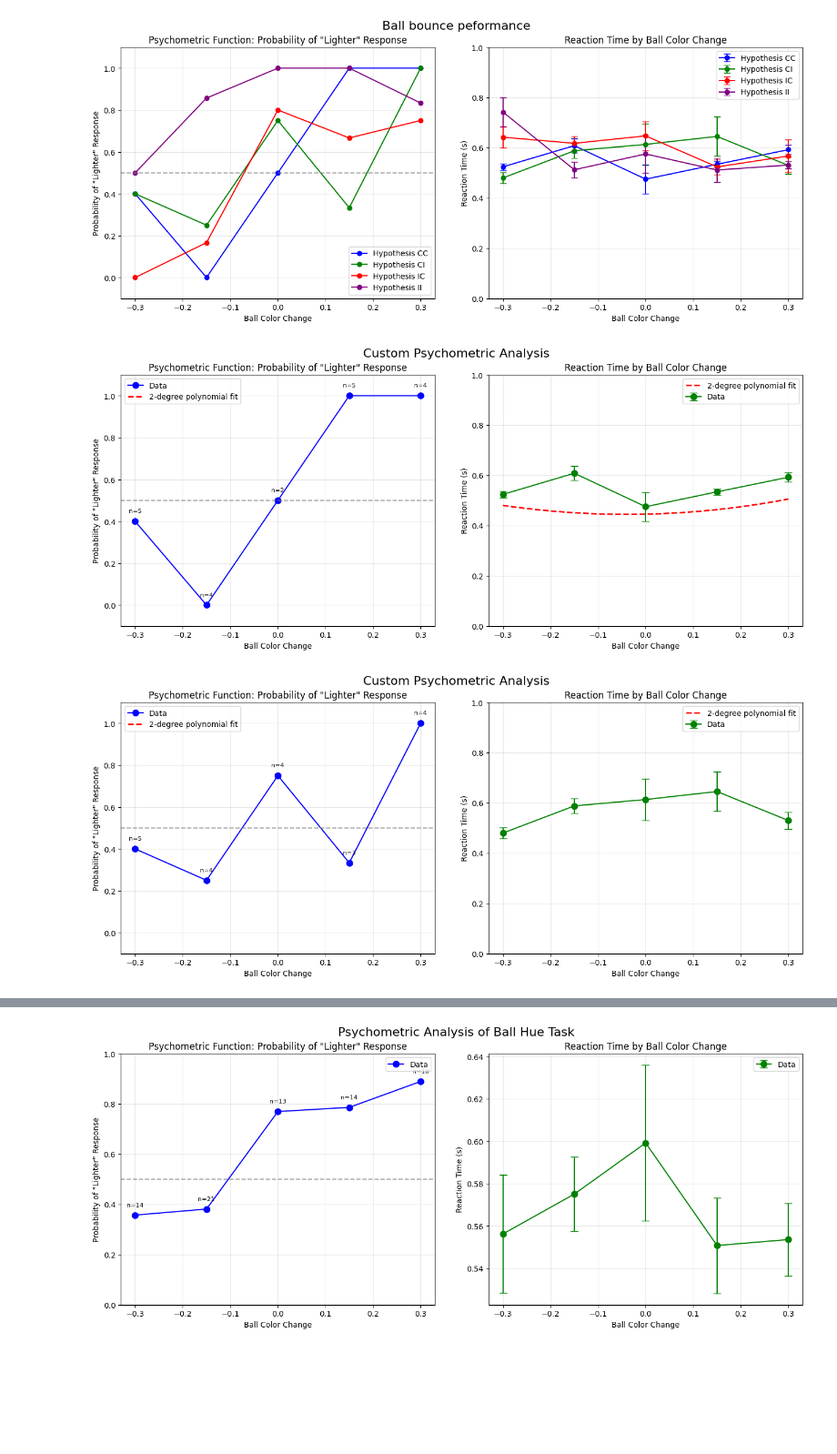
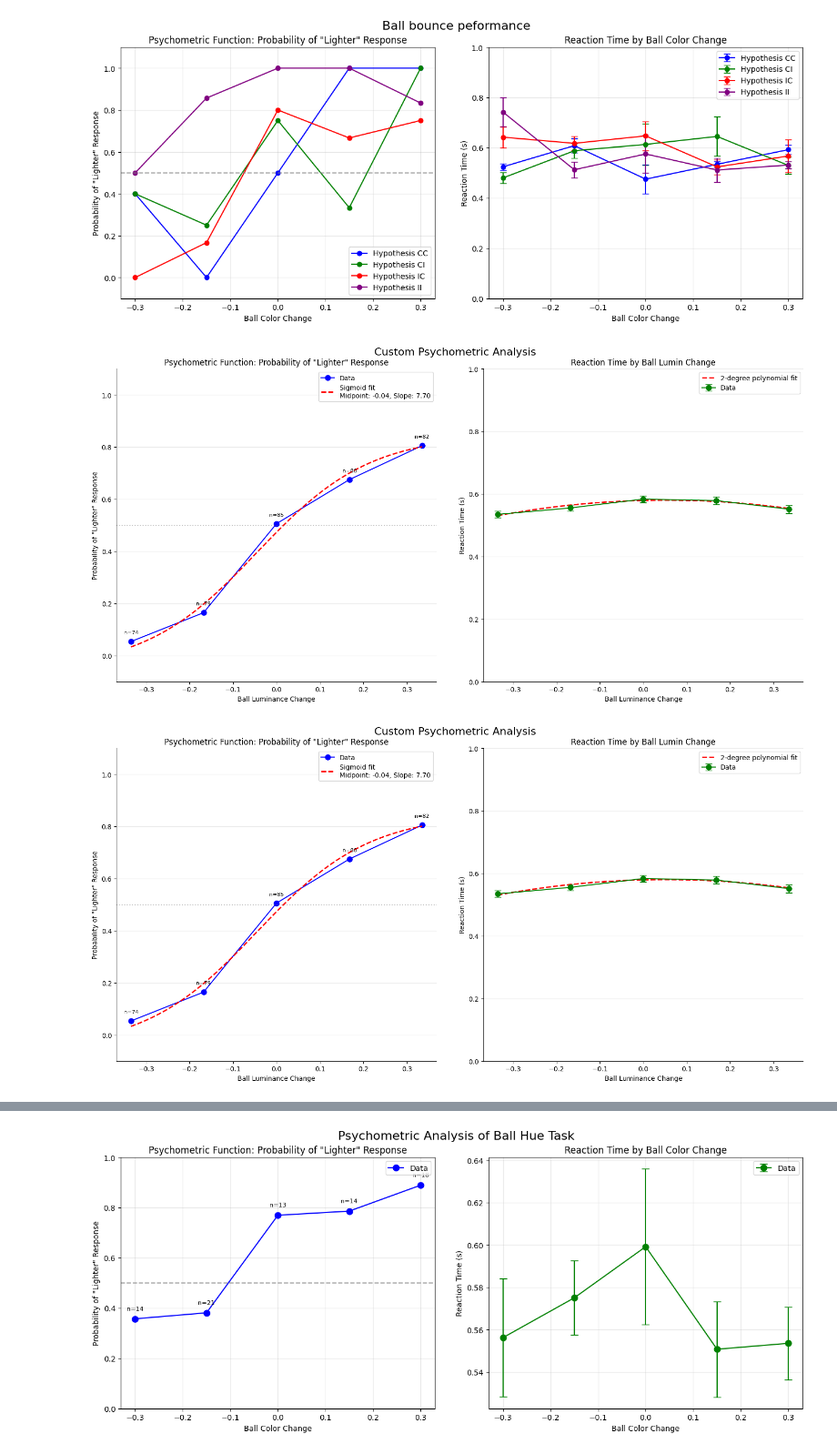
Before and after one commit to WiegerScheurer/physicspred, a Jupyter notebook: Notebooks/luminance_results.ipynb, the cells around one changed output, grey strips where cells are left out. Shown at 91% size. Cells and saved outputs as stored; diff of their text form; code cells hidden in the pictures; blank space fills up the shorter version.

Commit message:
plotting new data

```diff
--- a/Notebooks/luminance_results.ipynb
+++ b/Notebooks/luminance_results.ipynb
@@ -31,3 +31,8 @@ from functions.analysis import (get_precision,
 20.0
 # %% [markdown]
 ### Tsjebyshev
+# %%
+ci = filter_condition(testdf, True, False)
+ic = filter_condition(testdf, False, True)
+
+ic
@@ -597,17 +561,17 @@ _ = create_psychometric_plots(data=testdf,
 # %%
 
 cc = filter_condition(testdf, True, True)
 ci = filter_condition(testdf, True, False)
 ic = filter_condition(testdf, False, True)
 ii = filter_condition(testdf, False, False)
 
 for df in [cc, ci, ic, ii]:
-    _ = create_psychometric_plots(data=df,
+    _ = create_psychometric_plots(data=testdf,
                                   title="Custom Psychometric Analysis",
                                   prob_ylim=(-.1, 1.1),
                                   rt_ylim=(0, 1),
                                   prob_poly_fit=2,
                                   rt_poly_fit=2)
 # %% [output]
-[figure, old version]
+[figure, new version]
-[figure, old version]
+[figure, new version]
```
Also changed, not shown: parts of 9 cells of this notebook, 46 other files.
